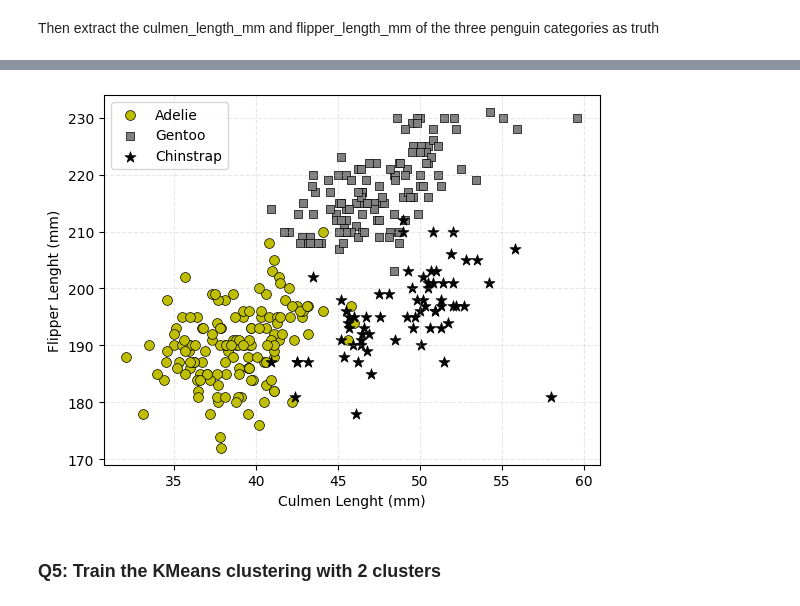
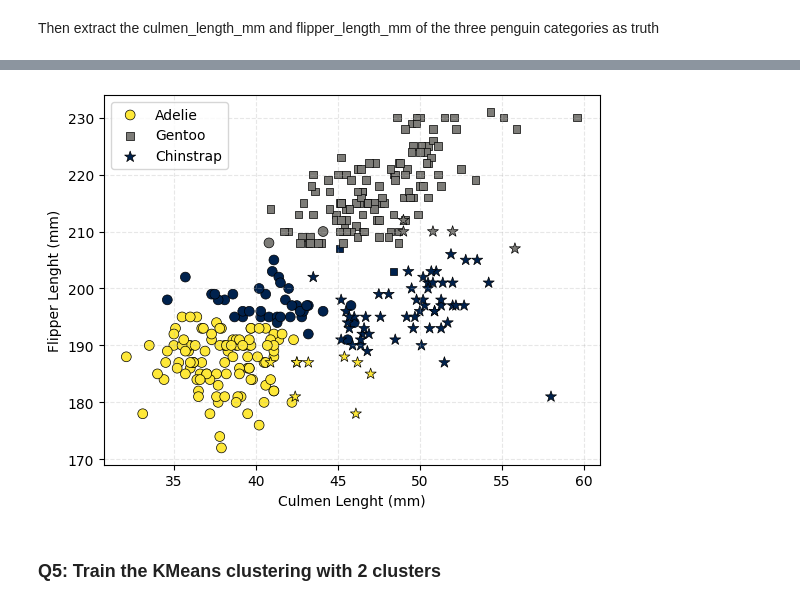
Before and after one commit to Ashtamk7/2023_Intro_Python, a Jupyter notebook: ML_EES/IP/W4_S1.ipynb, the cells around one changed output, grey strips where cells are left out. Saved outputs shown, nothing was run; the diff lists cells and outputs as text; code cells hidden in the pictures.

```diff
--- a/ML_EES/IP/W4_S1.ipynb
+++ b/ML_EES/IP/W4_S1.ipynb
@@ -234,16 +234,16 @@ Recreate the figure below
 ![plot3.png](embedded-picture-1)
 # %%
 #
-plt.scatter(Adelie_culmen, Adelie_flipper,c='y',s=50,marker='o',label='Adelie', cmap='cividis',edgecolors='k',linewidths=0.5,vmin=0,vmax=2)
-plt.scatter(Gentoo_culmen, Gentoo_flipper,c='grey',s=30,marker='s',label='Gentoo', cmap='cividis',edgecolors='k',linewidths=0.5,vmin=0,vmax=2)
-plt.scatter(Chinstrap_culmen, Chinstrap_flipper,c='black',s=70,marker='*',label='Chinstrap', cmap='cividis',edgecolors='k',linewidths=0.5,vmin=0,vmax=2)
+plt.scatter(Adelie_culmen, Adelie_flipper,c=penguin_df[penguin_df['species']=='Adelie']['predicted'],s=50,marker='o',label='Adelie', cmap='cividis',edgecolors='k',linewidths=0.5,vmin=0,vmax=2)
+plt.scatter(Gentoo_culmen, Gentoo_flipper,c=penguin_df[penguin_df['species']=='Gentoo']['predicted'],s=30,marker='s',label='Gentoo', cmap='cividis',edgecolors='k',linewidths=0.5,vmin=0,vmax=2)
+plt.scatter(Chinstrap_culmen, Chinstrap_flipper,c=penguin_df[penguin_df['species']=='Chinstrap']['predicted'],s=70,marker='*',label='Chinstrap', cmap='cividis',edgecolors='k',linewidths=0.5,vmin=0,vmax=2)
 plt.grid(linestyle='--', alpha=0.3)
 plt.ylabel('Flipper Lenght (mm)')
 plt.xlabel('Culmen Lenght (mm)')
 plt.legend()
 plt.show()
 # %% [output]
-[figure, old version]
+[figure, new version]
 # %% [markdown]
 ### Q5: Train the KMeans clustering with 2 clusters
 # %%
```
